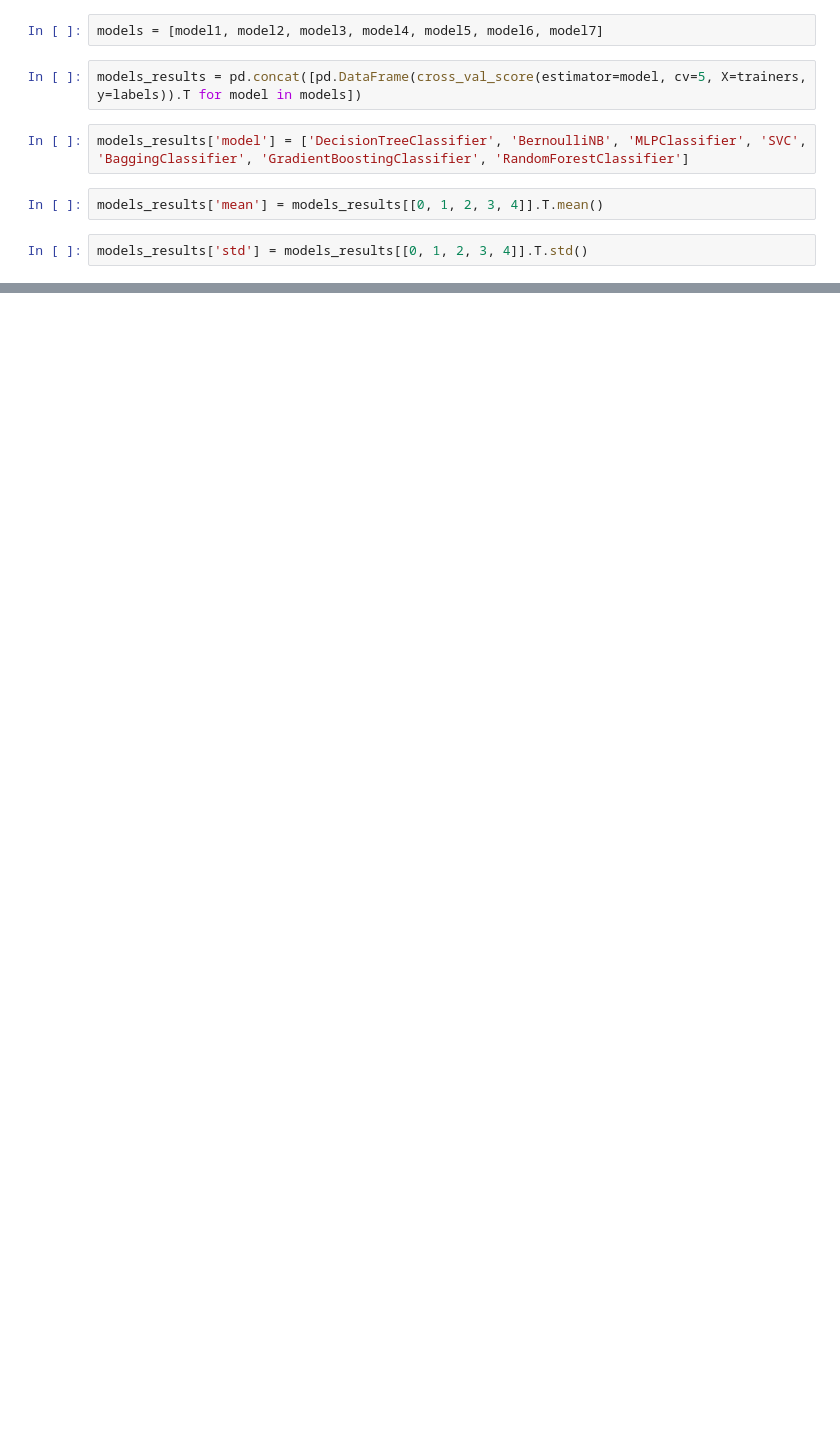
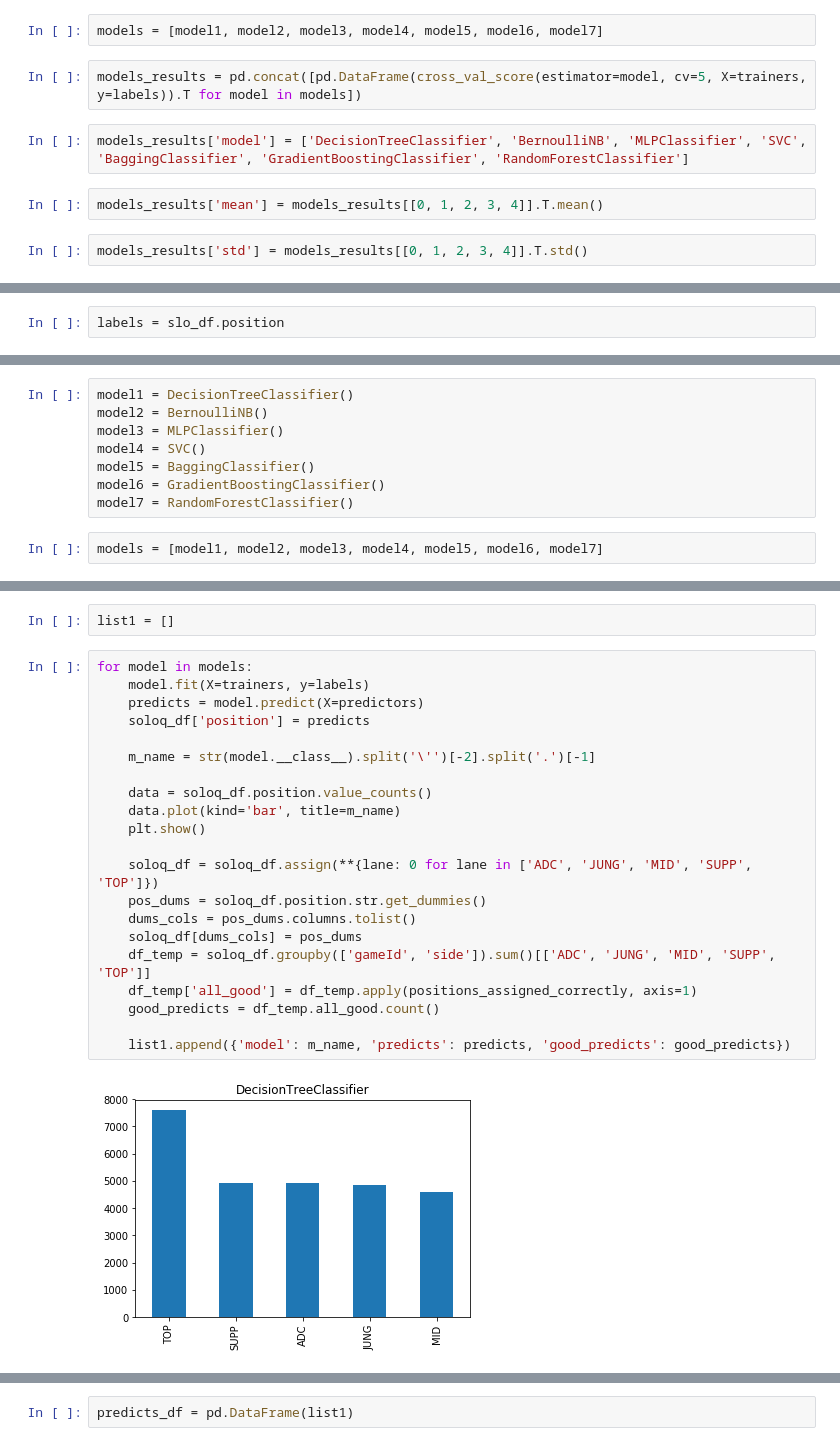
Before and after one commit to MADLionsEC/in-game-performance, a Jupyter notebook: ml_tests.ipynb, the cells around one changed output, grey strips where cells are left out. Cells and saved outputs as stored; diff of their text form; blank space fills up the shorter version.

```diff
--- a/ml_tests.ipynb
+++ b/ml_tests.ipynb
@@ -189,0 +434,2 @@ soloq_df[['gameId', 'summonerName', 'champ_name', 'side', 'lane', 'role', 'posit
+# %%
+labels = slo_df.position
@@ -189,0 +438,10 @@ soloq_df[['gameId', 'summonerName', 'champ_name', 'side', 'lane', 'role', 'posit
+# %%
+model1 = DecisionTreeClassifier()
+model2 = BernoulliNB()
+model3 = MLPClassifier()
+model4 = SVC()
+model5 = BaggingClassifier()
+model6 = GradientBoostingClassifier()
+model7 = RandomForestClassifier()
+# %%
+models = [model1, model2, model3, model4, model5, model6, model7]
@@ -189,0 +467,25 @@ soloq_df[['gameId', 'summonerName', 'champ_name', 'side', 'lane', 'role', 'posit
+# %%
+list1 = []
+# %%
+for model in models:
+    model.fit(X=trainers, y=labels)
+    predicts = model.predict(X=predictors)
+    soloq_df['position'] = predicts
+
+    m_name = str(model.__class__).split('\'')[-2].split('.')[-1]
+
+    data = soloq_df.position.value_counts()
+    data.plot(kind='bar', title=m_name)
+    plt.show()
+
+    soloq_df = soloq_df.assign(**{lane: 0 for lane in ['ADC', 'JUNG', 'MID', 'SUPP', 'TOP']})
+    pos_dums = soloq_df.position.str.get_dummies()
+    dums_cols = pos_dums.columns.tolist()
+    soloq_df[dums_cols] = pos_dums
+    df_temp = soloq_df.groupby(['gameId', 'side']).sum()[['ADC', 'JUNG', 'MID', 'SUPP', 'TOP']]
+    df_temp['all_good'] = df_temp.apply(positions_assigned_correctly, axis=1)
+    good_predicts = df_temp.all_good.count()
+
+    list1.append({'model': m_name, 'predicts': predicts, 'good_predicts': good_predicts})
+# %% [output]
+[figure, added]
@@ -189,0 +498,2 @@ soloq_df[['gameId', 'summonerName', 'champ_name', 'side', 'lane', 'role', 'posit
+# %%
+predicts_df = pd.DataFrame(list1)
```
Also changed, not shown: parts of 93 cells of this notebook.
